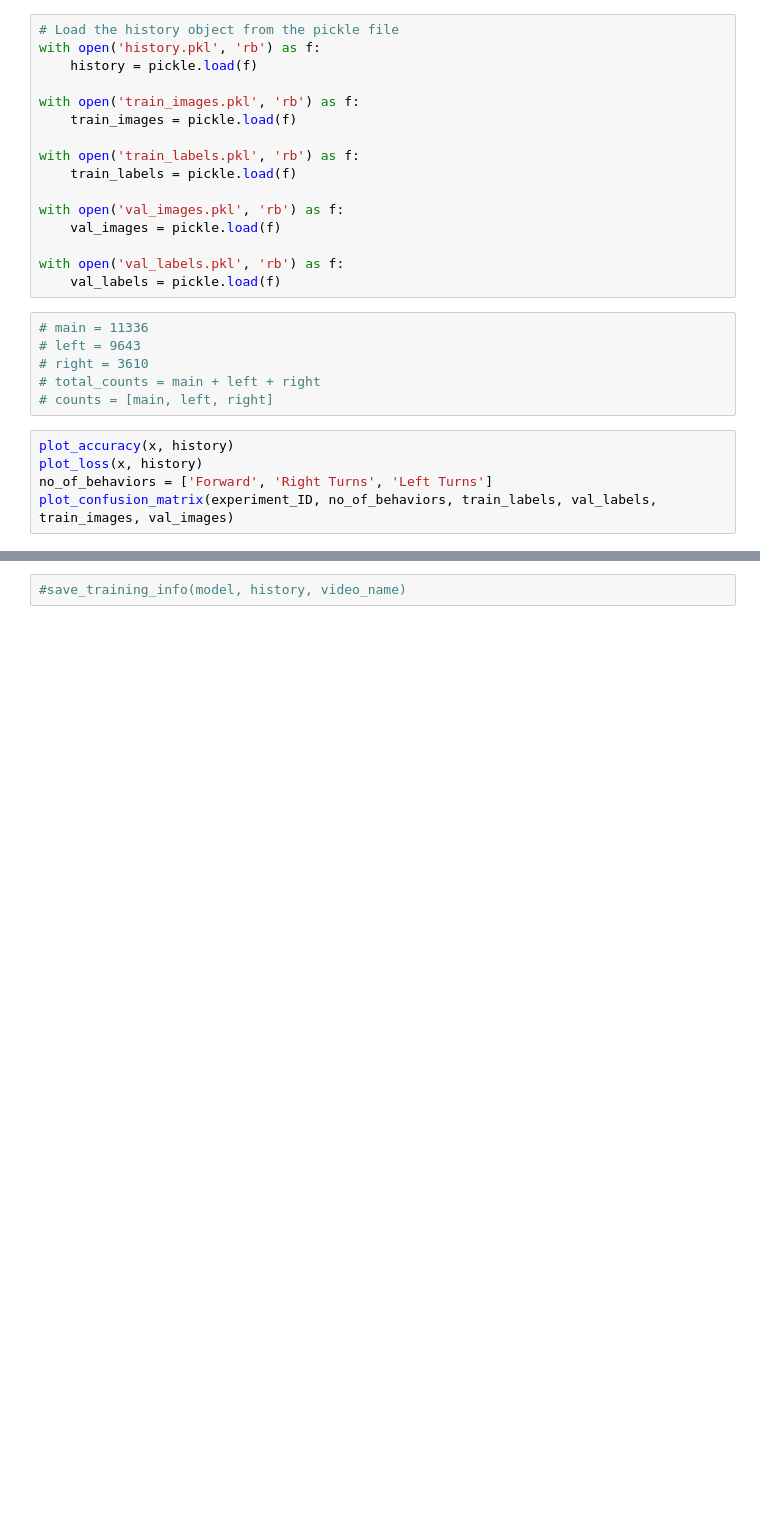
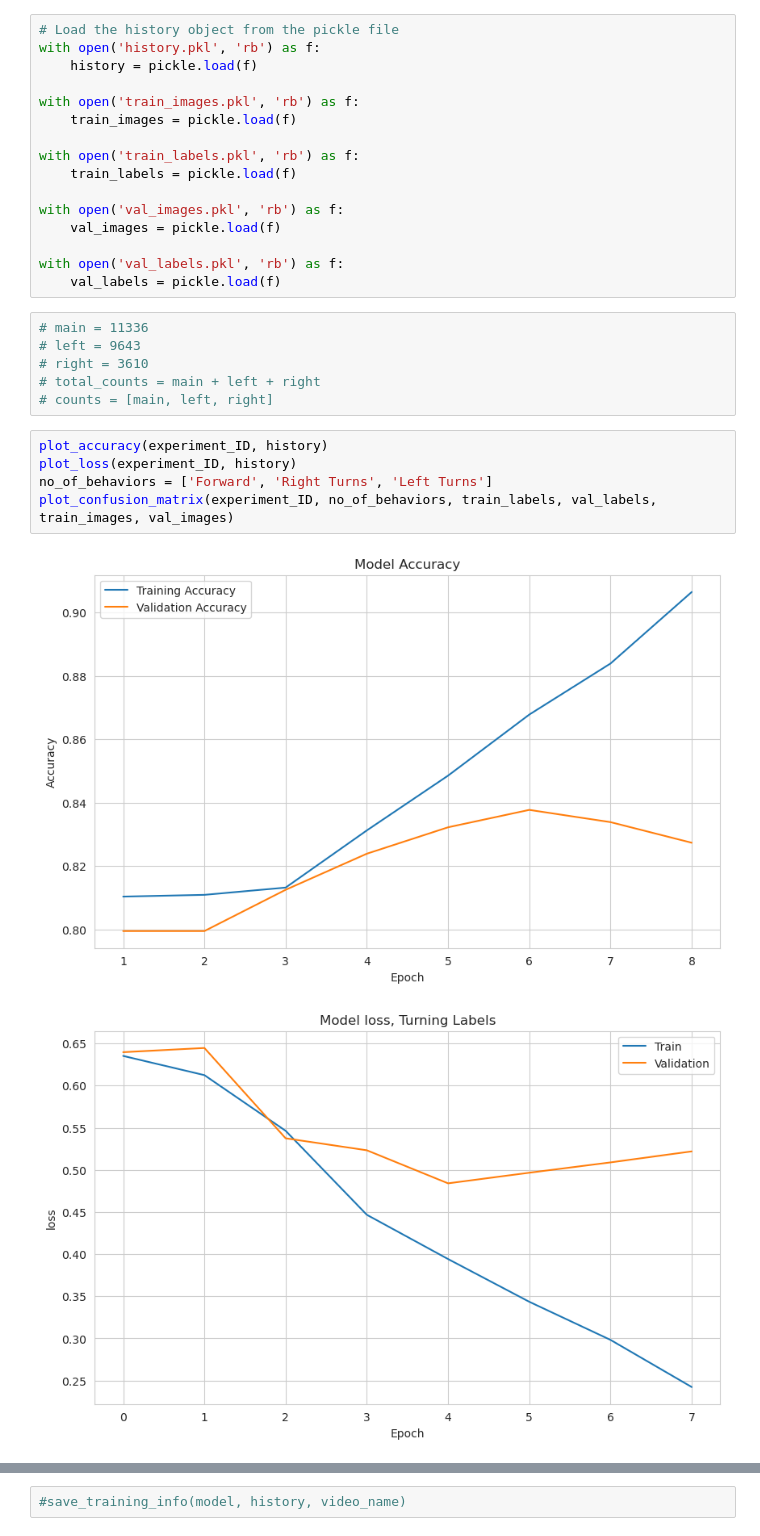
Before and after one commit to konkalaitzidis/bpnn, a Jupyter notebook: src/V2/V2_plots_pipeline.ipynb, the cells around one changed output, grey strips where cells are left out. Drawn from its saved outputs; the diff is of its cells as text; blank space fills up the shorter version.

```diff
--- a/src/V2/V2_plots_pipeline.ipynb
+++ b/src/V2/V2_plots_pipeline.ipynb
@@ -68,7 +95,10 @@ with open('val_labels.pkl', 'rb') as f:
 # total_counts = main + left + right
 # counts = [main, left, right]
 # %%
-plot_accuracy(x, history)
-plot_loss(x, history)
+plot_accuracy(experiment_ID, history)
+plot_loss(experiment_ID, history)
 no_of_behaviors = ['Forward', 'Right Turns', 'Left Turns']
 plot_confusion_matrix(experiment_ID, no_of_behaviors, train_labels, val_labels, train_images, val_images)
+# %% [output]
+[figure, added]
+[figure, added]
```
Also changed, not shown: parts of 6 cells of this notebook, 4 other files.
